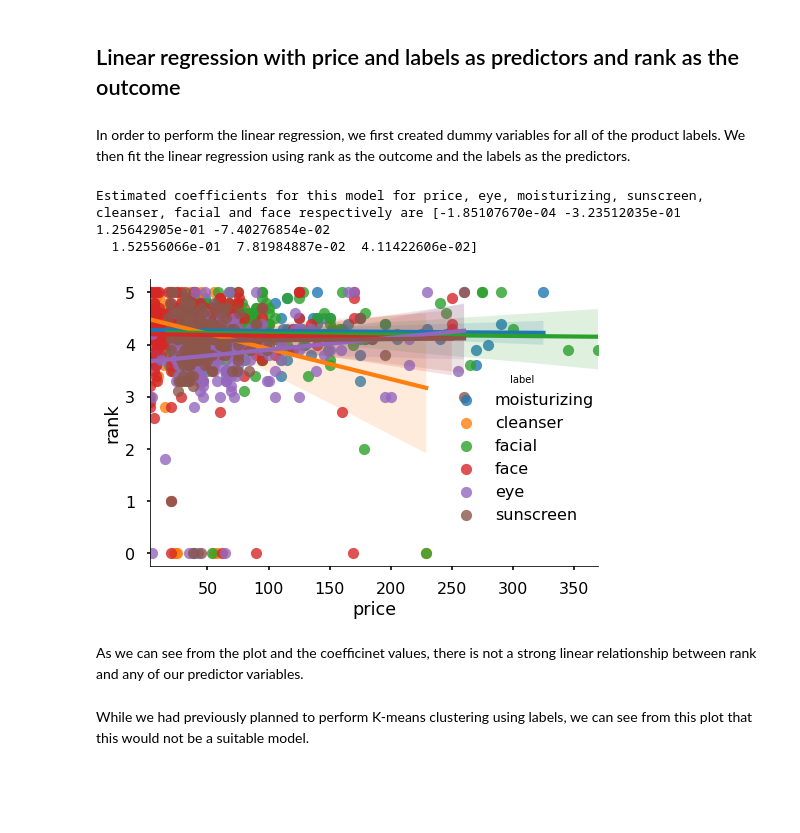
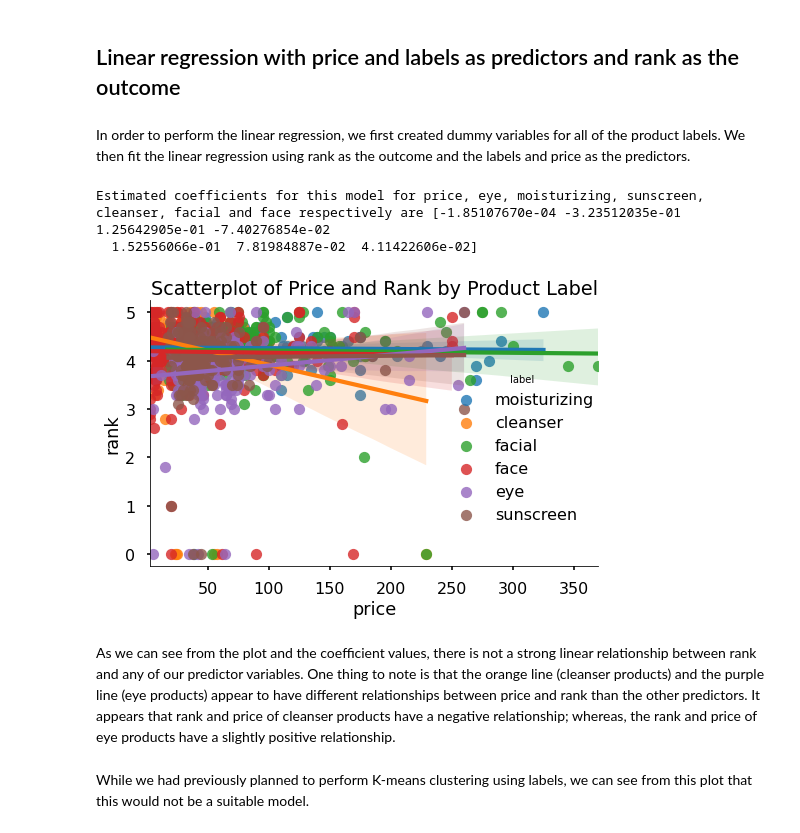
Before and after one commit to elitagao/info2950, a Jupyter notebook: INFO2950 Project_Laurens_update.ipynb, the cells around one changed output. Saved outputs shown, nothing was run; the diff lists cells and outputs as text; code cells hidden in the pictures; blank space fills up the shorter version.

Commit message:
added notes within code

```diff
--- a/INFO2950 Project_Laurens_update.ipynb
+++ b/INFO2950 Project_Laurens_update.ipynb
@@ -748,21 +752,22 @@ skin['cleanser']=dummies['cleanser']
 skin['facial']=dummies['facial']
 skin['face']=dummies['face']
 # %% [markdown]
-In order to perform the linear regression, we first created dummy variables for all of the product labels. We then fit the linear regression using rank as the outcome and the labels as the predictors.
+In order to perform the linear regression, we first created dummy variables for all of the product labels. We then fit the linear regression using rank as the outcome and the labels and price as the predictors.
 # %%
 #linear regression with price and labels as predictors and rank as outcome
 sns.lmplot(x='price', y='rank', data=skin, hue='label')
 
 model2 = LinearRegression()
 model2.fit(skin[['price', 'eye', 'moisturizing', 'sunscreen', 'cleanser', 'facial', 'face']],skin['rank'])
 print('Estimated coefficients for this model for price, eye, moisturizing, sunscreen, cleanser, facial and face respectively are', model2.coef_)
+plt.title('Scatterplot of Price and Rank by Product Label')
 plt.tight_layout()
 # %% [output]
 Estimated coefficients for this model for price, eye, moisturizing, sunscreen, cleanser, facial and face respectively are [-1.85107670e-04 -3.23512035e-01  1.25642905e-01 -7.40276854e-02
   1.52556066e-01  7.81984887e-02  4.11422606e-02]
-[figure, old version]
+[figure, new version]
 # %% [markdown]
-As we can see from the plot and the coefficinet values, there is not a strong linear relationship between rank and any of our predictor variables.
+As we can see from the plot and the coefficient values, there is not a strong linear relationship between rank and any of our predictor variables. One thing to note is that the orange line (cleanser products) and the purple line (eye products) appear to have different relationships between price and rank than the other predictors. It appears that rank and price of cleanser products have a negative relationship; whereas, the rank and price of eye products have a slightly positive relationship.
 # %% [markdown]
 While we had previously planned to perform K-means clustering using labels, we can see from this plot that this would not be a suitable model.
 # %%
```
Also changed, not shown: parts of 52 cells of this notebook.
